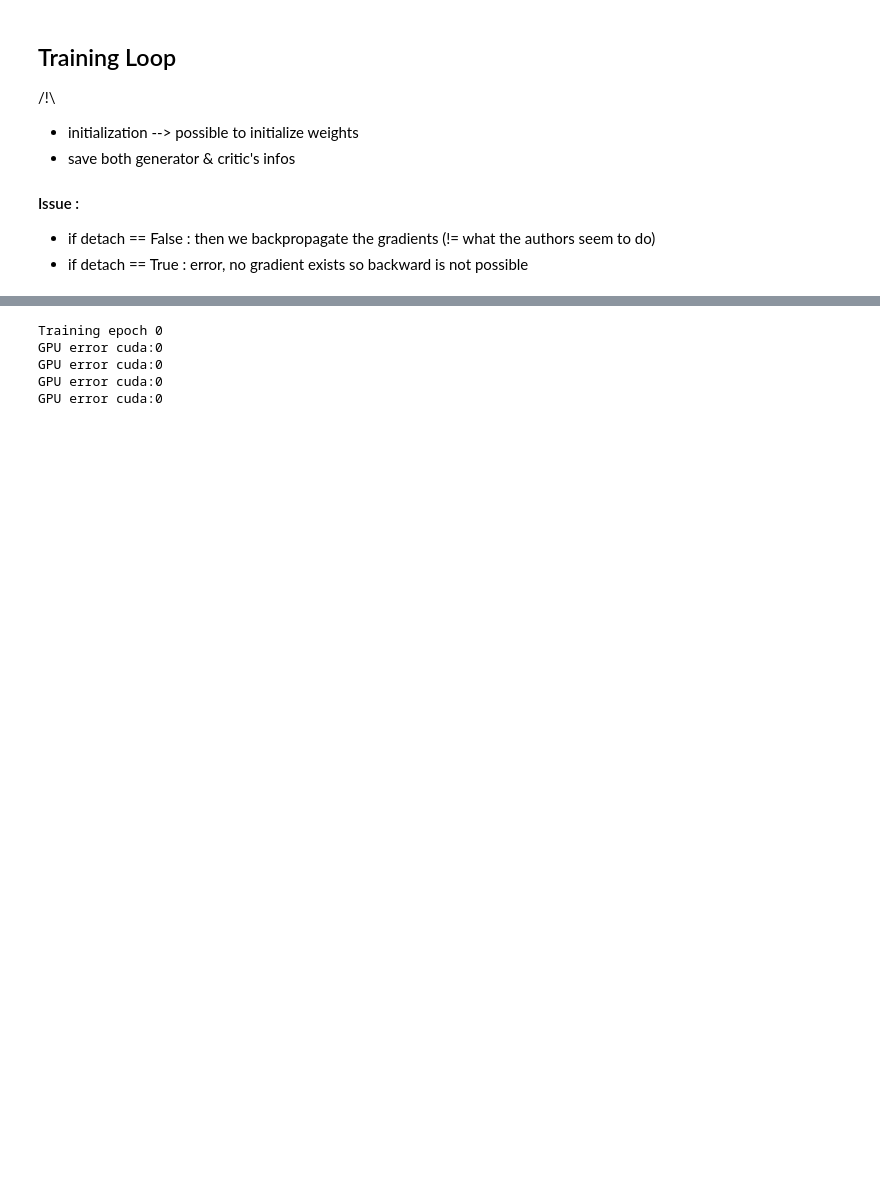
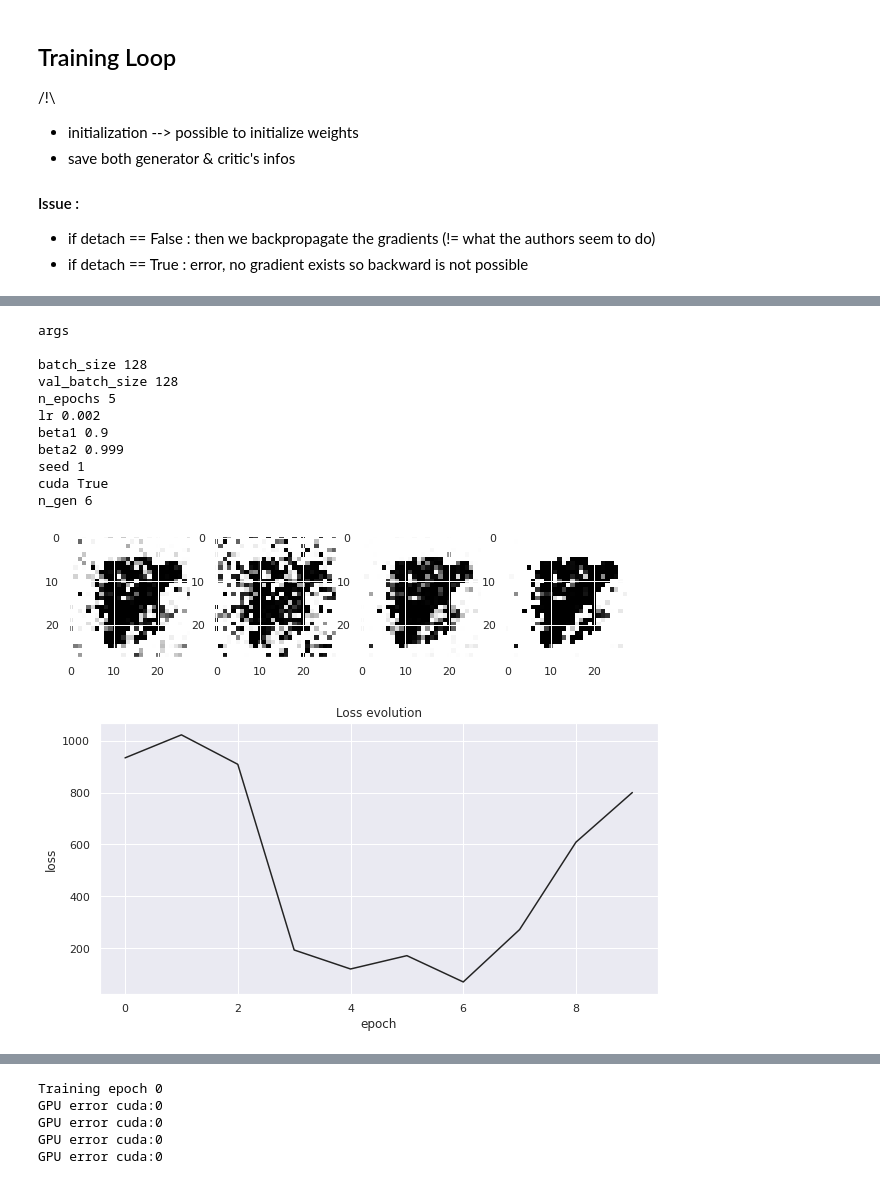
Before and after one commit to philomenec/Optimal-Transport, a Jupyter notebook: OTGAN.ipynb, the cells around one changed output, grey strips where cells are left out. Drawn from its saved outputs; the diff is of its cells as text; code cells hidden in the pictures; blank space fills up the shorter version.

```diff
--- a/OTGAN.ipynb
+++ b/OTGAN.ipynb
@@ -1092,0 +1182,17 @@ ax[1].imshow(last_image.numpy().squeeze())
+# %%
+checkpoint_path = path + 'checkpoint_otgan_v5_generator.pt'
+plot_gen_images(checkpoint_path, generator=Generator())
+# %% [output]
+args
+
+batch_size 128
+val_batch_size 128
+n_epochs 5
+lr 0.002
+beta1 0.9
+beta2 0.999
+seed 1
+cuda True
+n_gen 6
+[figure, added]
+[figure, added]
```
Also changed, not shown: parts of 31 cells of this notebook.
